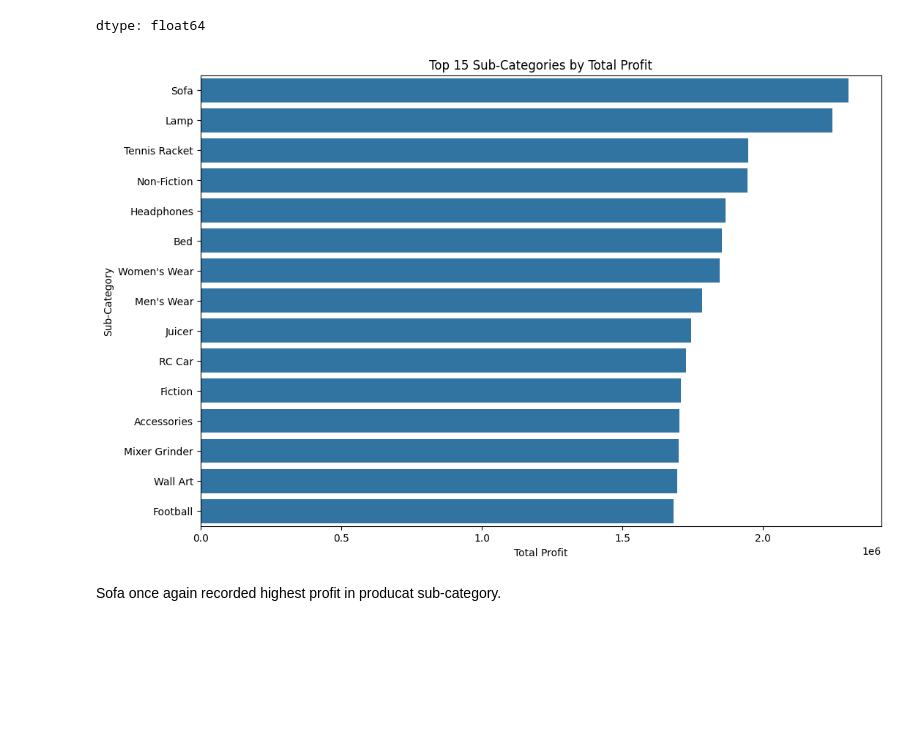
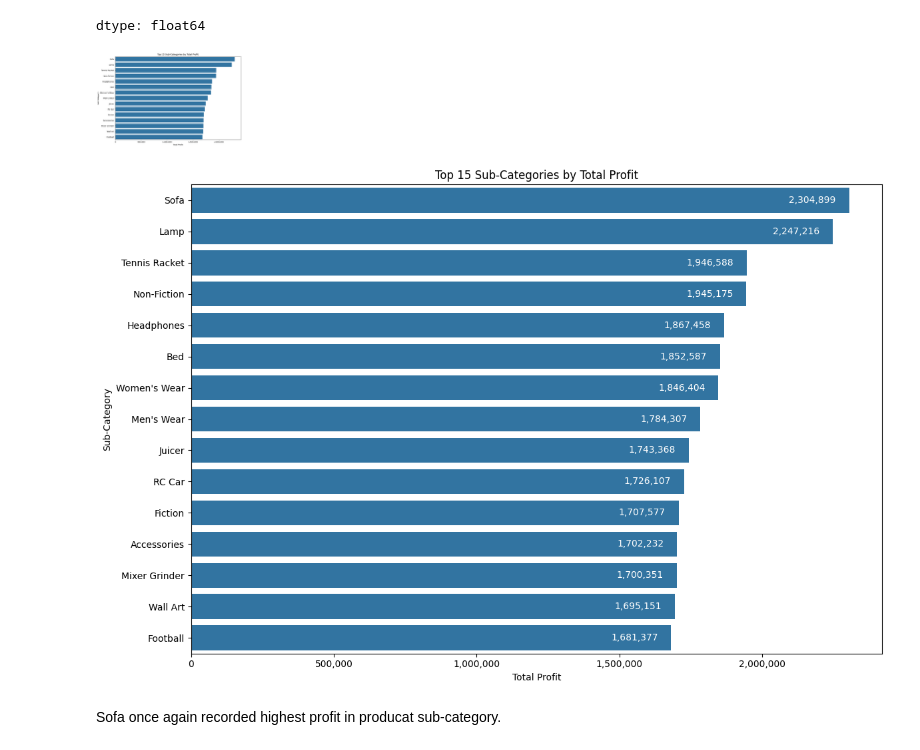
Before and after one commit to raphaelayerteyfloku1-bot/retail-sales-data-analysis, a Jupyter notebook: notebook.ipynb, the cells around one changed output. Drawn from its saved outputs; the diff is of its cells as text; code cells hidden in the pictures; blank space fills up the shorter version.

```diff
--- a/notebook.ipynb
+++ b/notebook.ipynb
@@ -329,20 +336,28 @@ df.groupby('Sub-Category')['Sales'].sum().sort_values(ascending=False).head(15)
 | Men's Wear | 11,386,656 |
 dtype: float64
 # %%
-#visualize top 15 sales per sub-category
+#Viaulizing top 15 sales per sub-category
 top15 = df.groupby('Sub-Category')['Sales'].sum().sort_values(ascending=False).head(15)
-plt.figure(figsize=(10, 8)) # Create a new figure for the plot
-plt.barh(top15.index, top15.values) # Plot horizontal bars for top15 sales
-
+plt.figure(figsize=(10, 8))
+plt.barh(top15.index, top15.values)
 plt.title('Top 15 Sales by Sub-Category', fontsize=16)
 plt.xlabel('Total Sales', fontsize=12)
 plt.ylabel('Sub-Category', fontsize=12)
-plt.gca().get_xaxis().set_major_formatter(plt.FuncFormatter(lambda x, p: f'{x:,.0f}')) # Format sales numbers with commas
+plt.gca().get_xaxis().set_major_formatter(
+    plt.FuncFormatter(lambda x, p: f'{x:,.0f}')
+)
+max_value = max(top15.values)
+for index, value in enumerate(top15.values):
+    plt.text(
+        value - (max_value * 0.02),
+        index,
+        f'{value:,.0f}',
+        va='center',
+        ha='right',
+        fontsize=10,
+        color='white'
+    )
 
-# Add labels to the bars for clarity
-for index, value in enumerate(top15):
-    plt.text(value + (max(top15.values) * 0.01), index, f'{value:,.0f}', va='center', ha='left', fontsize=10) # Add a small offset to the right of the bar
-
-plt.tight_layout() # Adjust layout to not cut off labels
+plt.tight_layout()
 plt.show()
 # %% [output]
@@ -409,19 +424,67 @@ top15_profit = df.groupby('Sub-Category')['Profit'].sum().sort_values(ascending=
 # %%
 top15_profit = subcat_profit.sort_values(ascending=False).head(15)
 
 # 4. Visualize the top 15 using a bar chart
 plt.figure(figsize=(12, 8))
 sns.barplot(x=top15_profit.values, y=top15_profit.index,)
 
 # Add labels and title
 plt.title('Top 15 Sub-Categories by Total Profit')
 plt.xlabel('Total Profit')
 plt.ylabel('Sub-Category')
+plt.gca().get_xaxis().set_major_formatter(
+    plt.FuncFormatter(lambda x, p: f'{x:,.0f}')
+)
+max_value = max(top15.values)
+for index, value in enumerate(top15.values):
+    plt.text(
+        value - (max_value * 0.02),
+        index,
+        f'{value:,.0f}',
+        va='center',
+        ha='right',
+        fontsize=10,
+        color='white'
+    )
 
 # Display the plot
 plt.show()
 # %% [output]
-[figure, old version]
+[figure, new version]
+# %%
+#Visualize top 15 profit by sub-category
+top15_profit = subcat_profit.sort_values(ascending=False).head(15)
+
+fig, ax = plt.subplots(figsize=(12, 8))
+
+sns.barplot(
+    x=top15_profit.values,
+    y=top15_profit.index,
+    ax=ax
+)
+ax.set_title('Top 15 Sub-Categories by Total Profit')
+ax.set_xlabel('Total Profit')
+ax.set_ylabel('Sub-Category')
+ax.xaxis.set_major_formatter(
+    plt.FuncFormatter(lambda x, p: f'{x:,.0f}')
+)
+max_value = max(top15_profit.values)
+
+for index, value in enumerate(top15_profit.values):
+    ax.text(
+        value - (max_value * 0.02),
+        index,
+        f'{value:,.0f}',
+        va='center',
+        ha='right',
+        fontsize=10,
+        color='white'
+    )
+
+plt.tight_layout()
+plt.show()
+# %% [output]
+[figure, added]
 # %% [markdown]
 Sofa once again recorded highest profit in producat sub-category.
 # %%
```
Also changed, not shown: parts of 5 cells of this notebook.
